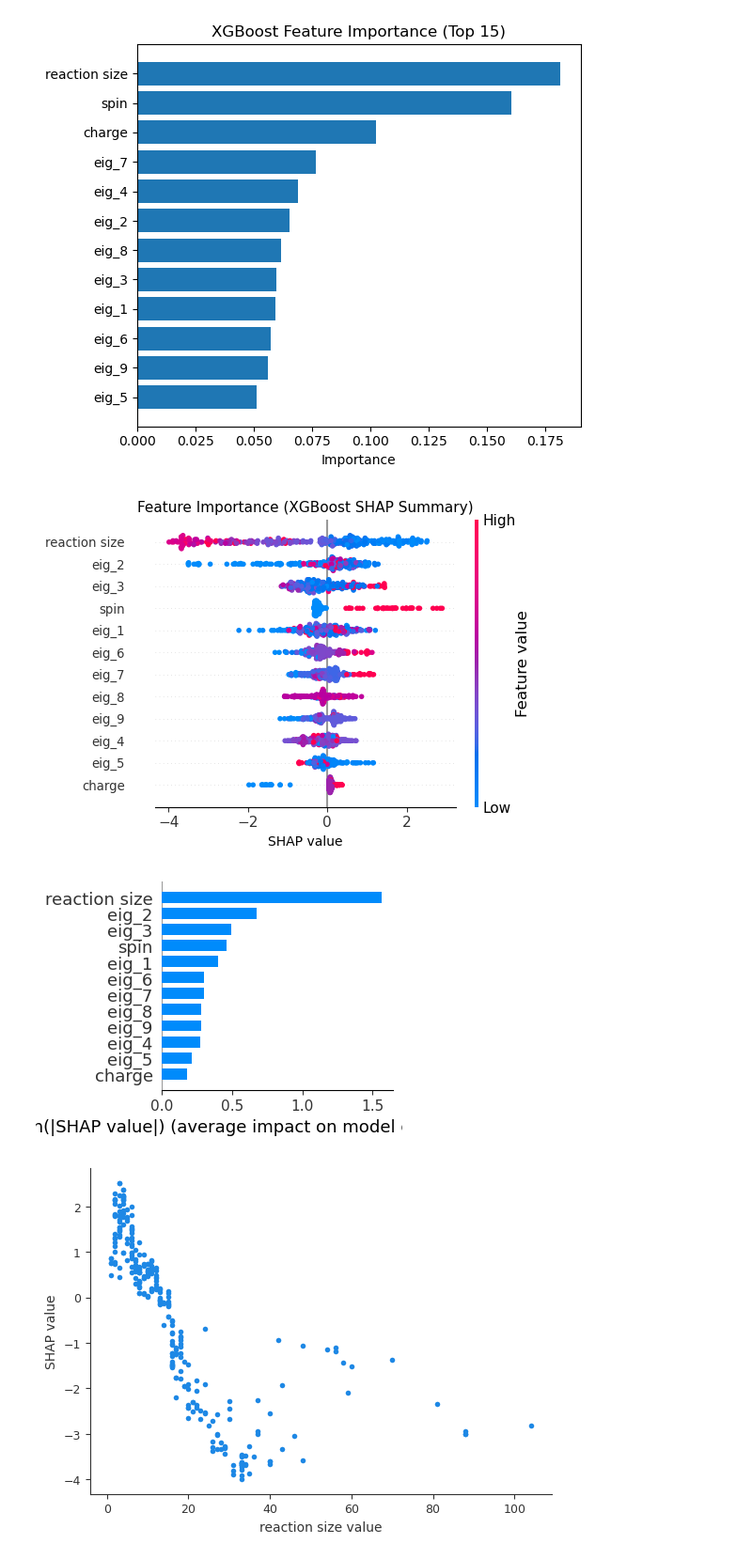
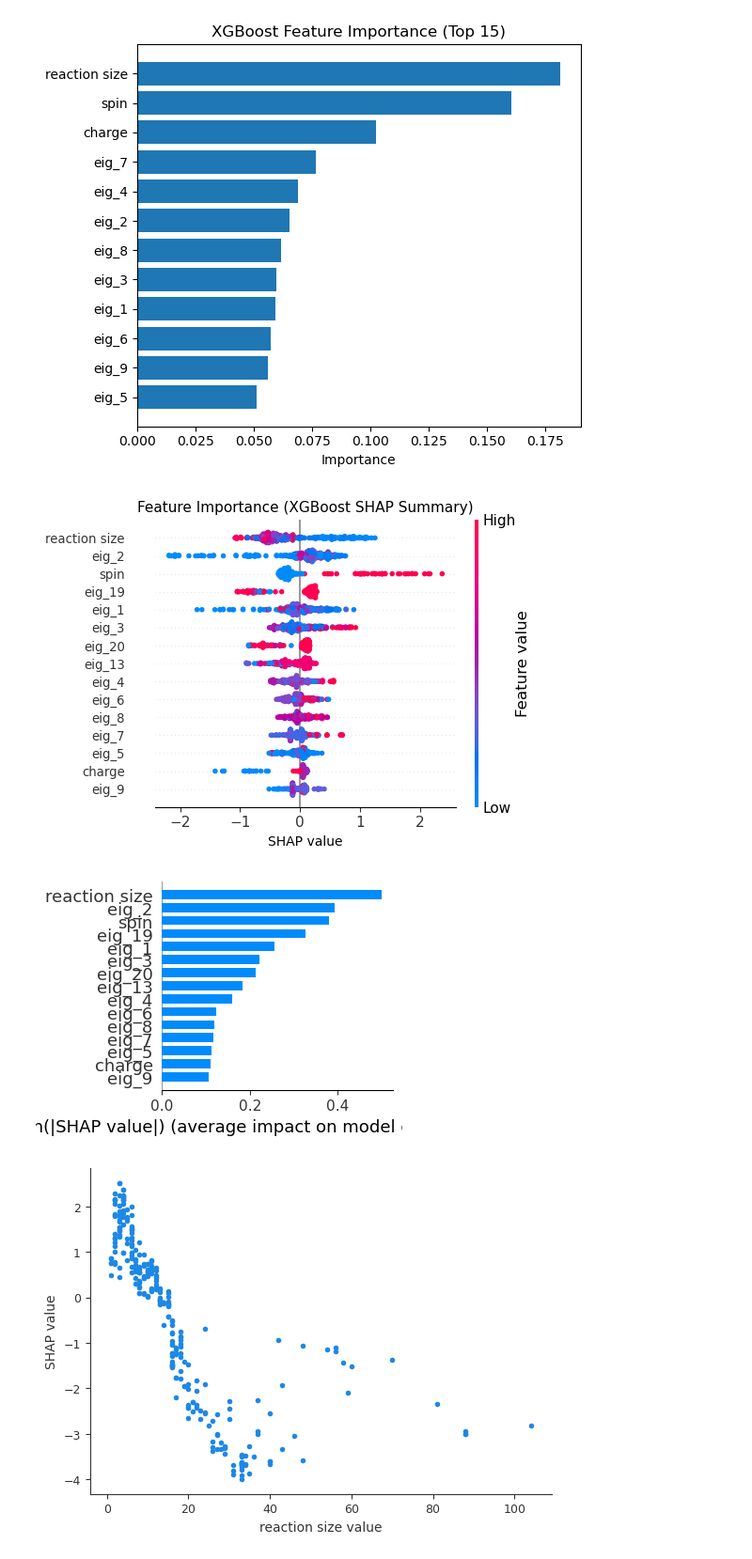
Before and after one commit to MMynampati/density_sensitivity, a Jupyter notebook: Descriptor1/descriptor1_model.ipynb, the cells around one changed output. Shown at 94% size. Cells and saved outputs as stored; diff of their text form; code cells hidden in the pictures.

```diff
--- a/Descriptor1/descriptor1_model.ipynb
+++ b/Descriptor1/descriptor1_model.ipynb
@@ -397,6 +445,8 @@ Train  | Acc: 0.984 BalAcc: 0.987 Recall: 0.997 Prec: 0.955
 Test   | Acc: 0.832 BalAcc: 0.820 Recall: 0.784 Prec: 0.731
 # %%
 print(K_star)
+
+K_star = 22
 
 # Refit on all train/val with K* and evaluate on test
 X_trainval_k = np.hstack([X_trainval[:, :K_star], X_trainval[:, -3:]])
@@ -601,6 +651,19 @@ feat_names = [
     "charge", "spin", "reaction size"
 ]
 
+feat_names = [
+    "eig_1", "eig_2", "eig_3", "eig_4", "eig_5", "eig_6", "eig_7", "eig_8", "eig_9",
+    "eig_10", "eig_11", "eig_12", "eig_13", "eig_14", "eig_15", "eig_16", "eig_17",
+    "eig_18", "eig_19", "eig_20", "eig_21", "eig_22",
+    "charge", "spin", "reaction size"
+]
+
+
+# feat_names = [
+#     "eig_1", "eig_2", "eig_3",
+#     "charge", "spin", "reaction size"
+# ]
+
 # DataFrames with renamed columns
 Xtr_df = pd.DataFrame(X_trainval_k, columns=feat_names)
 Xte_df = pd.DataFrame(X_test_k,     columns=feat_names)
@@ -613,35 +676,35 @@ plt.figure(figsize=(5.5,4))
 shap.summary_plot(
     shap_vals, Xte_df,
     show=False,
     max_display=15,
     plot_size=(5.5,4),
 )
 
 plt.title("Feature Importance (XGBoost SHAP Summary)", fontsize=11)
 plt.xlabel("SHAP value", fontsize=10)
 
 # 🔹 Slightly larger feature names
 plt.yticks(fontsize=9.5)   # nice balance for poster readability
 
 plt.tight_layout()
 plt.show()
 
 
 
 # 2) Bar summary
 plt.figure(figsize=(4,3))
 shap.summary_plot(
     shap_vals, Xte_df,
     plot_type="bar",
     show=False,
     max_display=15,
     plot_size=(4,3),
 )
 plt.tight_layout()
 plt.show()
 # %% [output]
-[figure, old version]
+[figure, new version]
-[figure, old version]
+[figure, new version]
 # %%
 # ---------------------------------------------
 #  Single-feature SHAP dependence
```
Also changed, not shown: parts of 30 cells of this notebook.
